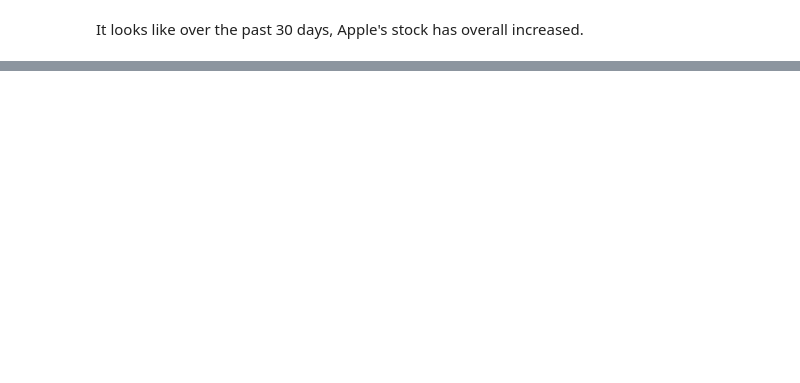
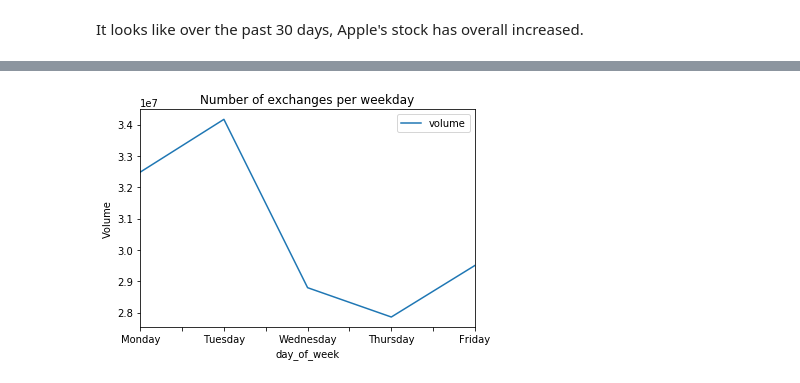
Before and after one commit to antsarandriamihaja/projects, a Jupyter notebook: Data Audit & Analysis - Stock Data.ipynb, the cells around one changed output, grey strips where cells are left out. Saved outputs shown, nothing was run; the diff lists cells and outputs as text; code cells hidden in the pictures; blank space fills up the shorter version.

```diff
--- a/Data Audit & Analysis - Stock Data.ipynb
+++ b/Data Audit & Analysis - Stock Data.ipynb
@@ -96,0 +201,5 @@ It looks like over the past 30 days, Apple's stock has overall increased.
+# %%
+
+week_df = dedup_df.copy(deep=True)
+week_df['day_of_week'] = dedup_df.index.day_name()
+week_df.head()
@@ -96,0 +214,10 @@ It looks like over the past 30 days, Apple's stock has overall increased.
+# %%
+
+days = ['Monday', 'Tuesday', 'Wednesday', 'Thursday', 'Friday']
+week_df = week_df.groupby(week_df.day_of_week).mean().reindex(days)
+week_df.plot(y=['volume'])
+plt.title('Number of exchanges per weekday')
+plt.ylabel('Volume')
+plt.show()
+# %% [output]
+[figure, added]
```
Also changed, not shown: parts of 38 cells of this notebook.
